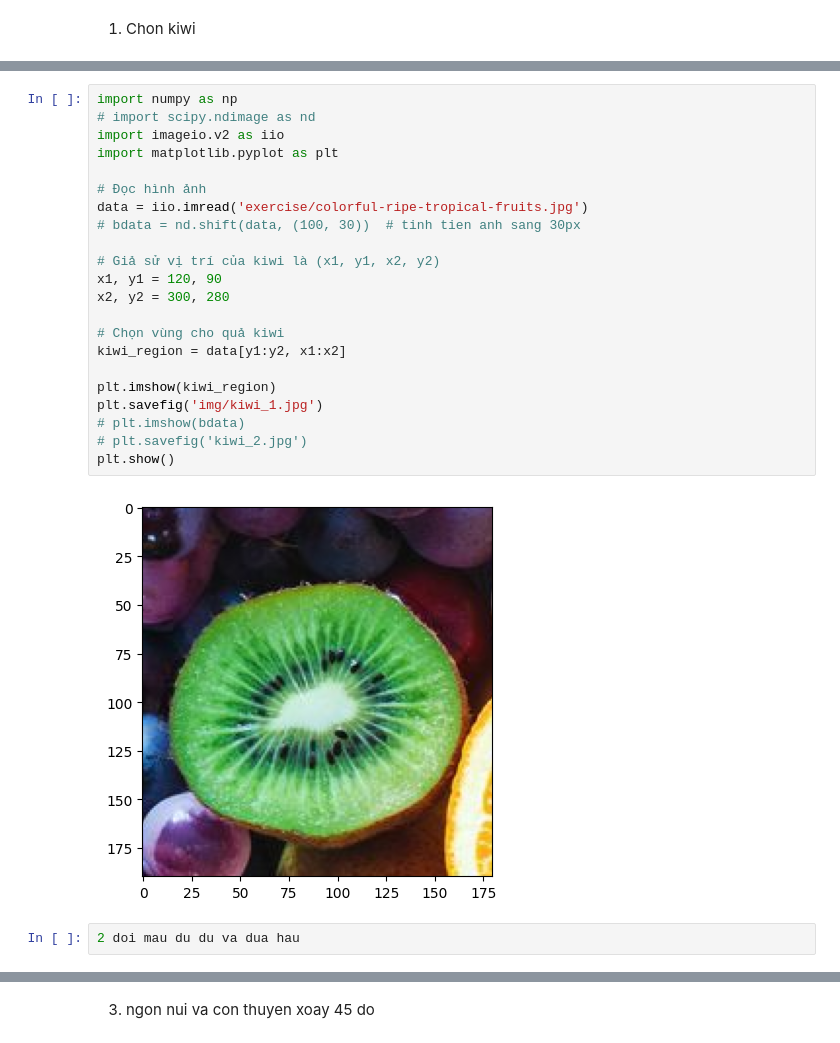
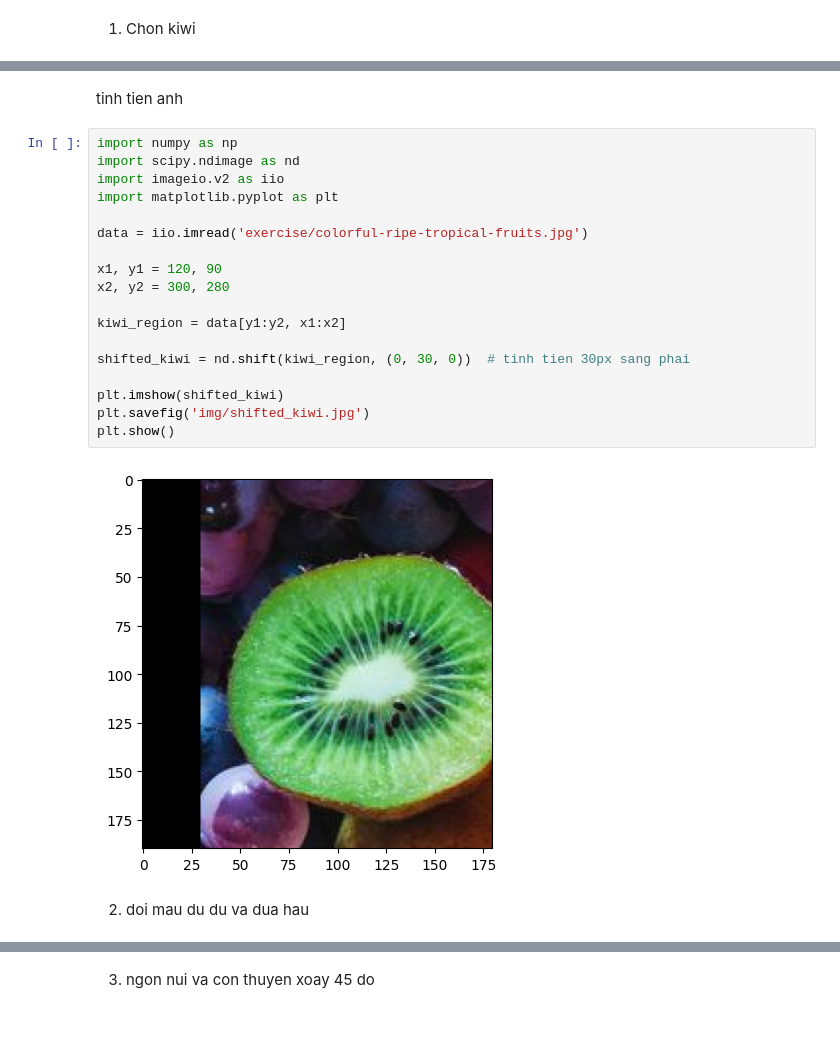
Before and after one commit to chanhung572/exercise_XLAS, a Jupyter notebook: Lab3_NguyenChanHung_207ct10099/lab3_exercise.ipynb, the cells around one changed output, grey strips where cells are left out. Drawn from its saved outputs; the diff is of its cells as text.

```diff
--- a/Lab3_NguyenChanHung_207ct10099/lab3_exercise.ipynb
+++ b/Lab3_NguyenChanHung_207ct10099/lab3_exercise.ipynb
@@ -29,29 +16,27 @@ plt.savefig('kiwi_2.jpg')
+# %% [markdown]
+tinh tien anh
 # %%
 import numpy as np
-# import scipy.ndimage as nd
+import scipy.ndimage as nd
 import imageio.v2 as iio
 import matplotlib.pyplot as plt
 
-# Đọc hình ảnh
 data = iio.imread('exercise/colorful-ripe-tropical-fruits.jpg')
-# bdata = nd.shift(data, (100, 30))  # tinh tien anh sang 30px
 
-# Giả sử vị trí của kiwi là (x1, y1, x2, y2)
 x1, y1 = 120, 90
 x2, y2 = 300, 280
 
-# Chọn vùng cho quả kiwi
 kiwi_region = data[y1:y2, x1:x2]
 
-plt.imshow(kiwi_region)
-plt.savefig('img/kiwi_1.jpg')
-# plt.imshow(bdata)
-# plt.savefig('kiwi_2.jpg')
+shifted_kiwi = nd.shift(kiwi_region, (0, 30, 0))  # tinh tien 30px sang phai
+
+plt.imshow(shifted_kiwi)
+plt.savefig('img/shifted_kiwi.jpg')
 plt.show()
 # %% [output]
-[figure, old version]
+[figure, new version]
-# %%
-2 doi mau du du va dua hau
+# %% [markdown]
+2. doi mau du du va dua hau
 # %%
 import numpy as np
 import imageio.v2 as iio
```
Also changed, not shown: parts of 6 cells of this notebook, 1 other file.
